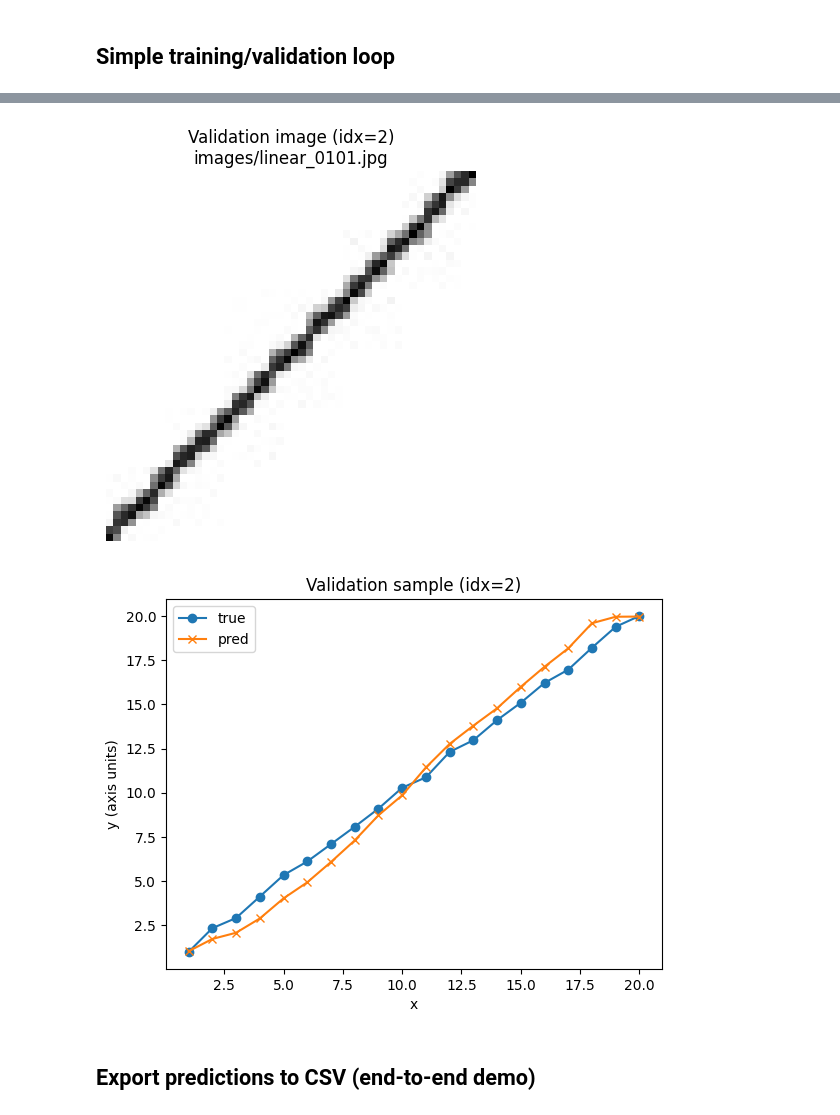
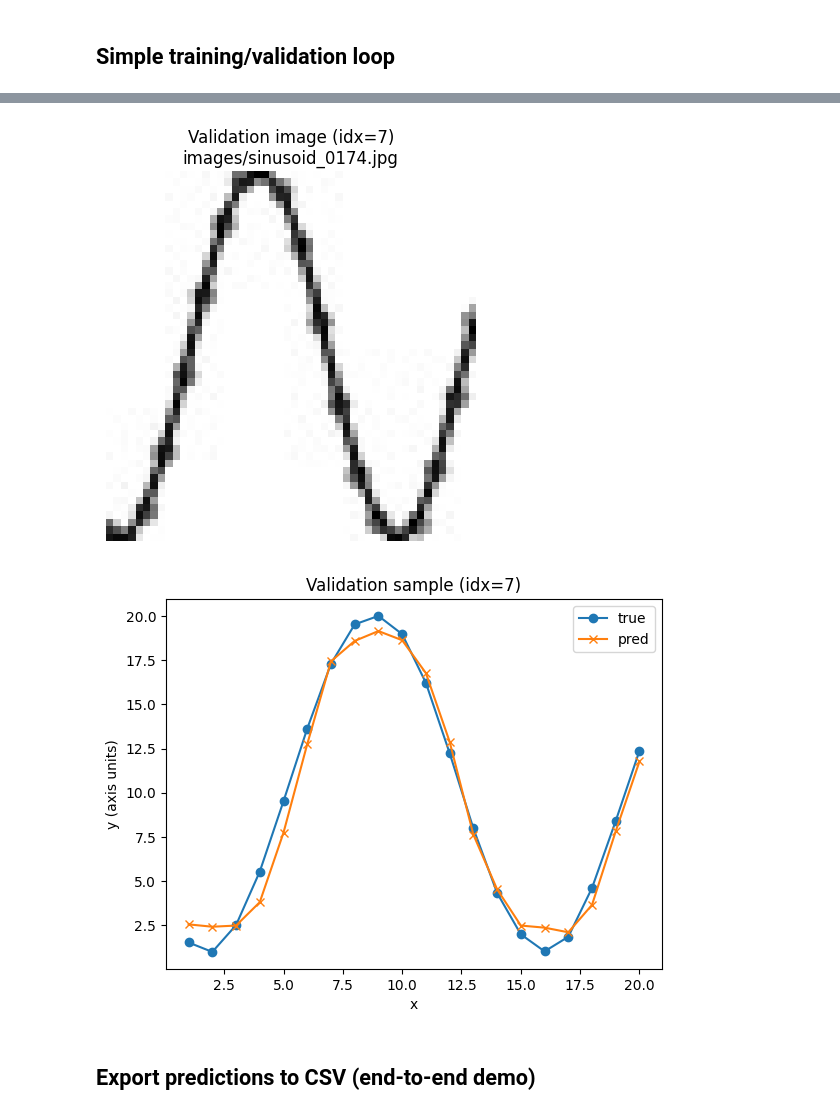
Before and after one commit to ggmeiner22/plot2csv, a Jupyter notebook: generate_data.ipynb, the cells around one changed output, grey strips where cells are left out. Saved outputs shown, nothing was run; the diff lists cells and outputs as text; code cells hidden in the pictures.

```diff
--- a/generate_data.ipynb
+++ b/generate_data.ipynb
@@ -324,8 +325,13 @@ class Plot2CSVDataset(Dataset):
         img = Image.open(img_path).convert("L").resize((50, 50))
         x = np.asarray(img, dtype=np.float32) / 255.0
         x = np.expand_dims(x, 0)  # (1,50,50)
+
+        # Commented out = use for old CNN
+        # x is (1,50,50) in [0,1]; duplicate to 3 channels for ResNet
+        x3 = np.repeat(x, 3, axis=0)  # -> (3,50,50)
         y = row[YCOLS].to_numpy(dtype=np.float32)  # (20,)
         return torch.from_numpy(x), torch.from_numpy(y)
+        # return torch.from_numpy(x), torch.from_numpy(y)
 
 train_ds = Plot2CSVDataset(train_dir)
 val_ds   = Plot2CSVDataset(val_dir)
@@ -651,10 +718,10 @@ Sample #0 (first three y's):
  true: [1.    1.396 2.639]
 # %%
 # Show a validation sample
-show_val_sample(idx=2)
+show_val_sample(idx=7)
 # %% [output]
-[figure, old version]
+[figure, new version]
-[figure, old version]
+[figure, new version]
 # %% [markdown]
 ## Export predictions to CSV (end-to-end demo)
 # %%
```
Also changed, not shown: parts of 10 cells of this notebook.
